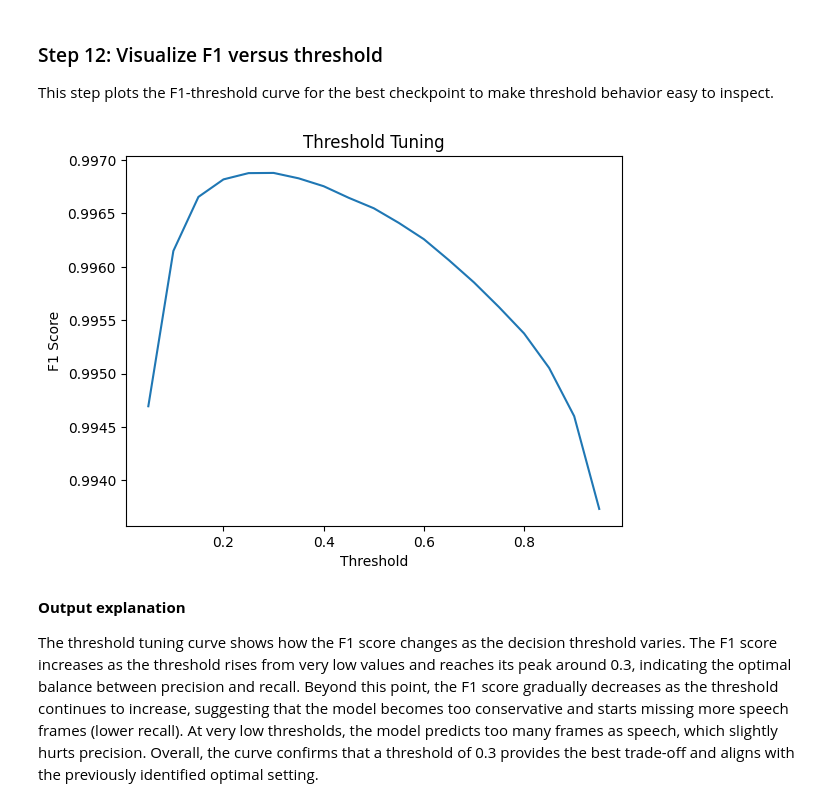
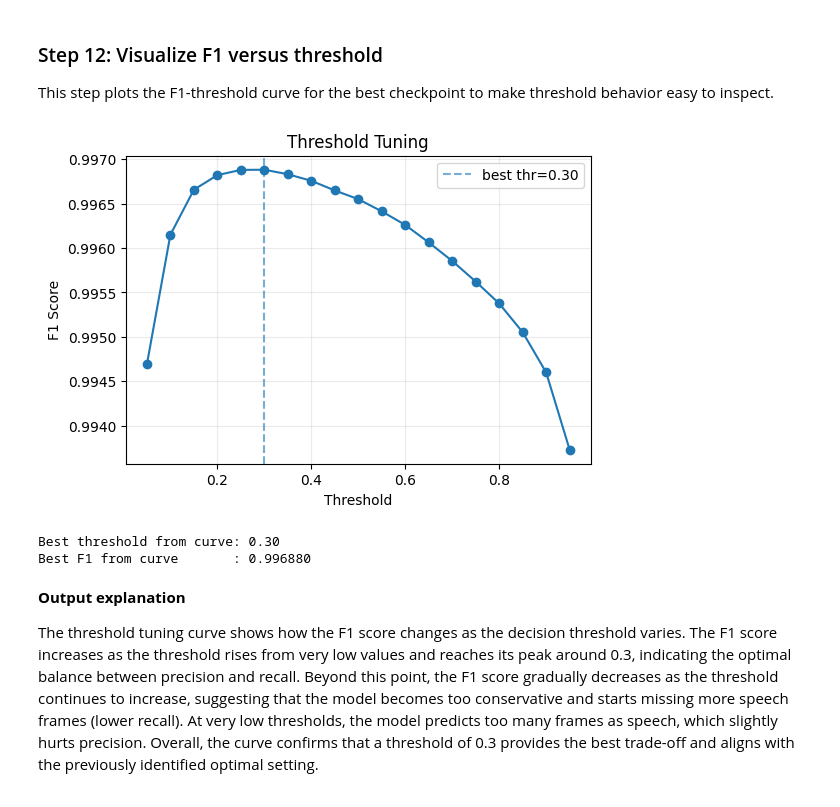
Before and after one commit to SharonHuang77/Noise-Robust-Voice-Activity-Detection-FINAL, a Jupyter notebook: notebooks/05_Baseline_MLP_Validation_clean.ipynb, the cells around one changed output. Cells and saved outputs as stored; diff of their text form; code cells hidden in the pictures.

```diff
--- a/notebooks/05_Baseline_MLP_Validation_clean.ipynb
+++ b/notebooks/05_Baseline_MLP_Validation_clean.ipynb
@@ -485,14 +518,33 @@ The best-performing model is the checkpoint trained with a learning rate of 0.00
 ### Step 12: Visualize F1 versus threshold
 This step plots the F1-threshold curve for the best checkpoint to make threshold behavior easy to inspect.
 # %%
-plt.figure()
-plt.plot(thresholds, f1_scores)
-plt.xlabel("Threshold")
-plt.ylabel("F1 Score")
-plt.title("Threshold Tuning")
+thresholds = THRESHOLDS
+f1_scores = []
+
+for t in thresholds:
+    preds_t = (probs >= t).astype(np.int64)
+    f1_scores.append(f1_score(all_labels, preds_t))
+
+best_idx = int(np.argmax(f1_scores))
+best_thr_curve = float(thresholds[best_idx])
+best_f1_curve = float(f1_scores[best_idx])
+
+plt.figure(figsize=(6, 4))
+plt.plot(thresholds, f1_scores, marker='o')
+plt.axvline(best_thr_curve, linestyle='--', alpha=0.6, label=f'best thr={best_thr_curve:.2f}')
+plt.xlabel('Threshold')
+plt.ylabel('F1 Score')
+plt.title('Threshold Tuning')
+plt.grid(alpha=0.25)
+plt.legend()
 plt.show()
+
+print(f"Best threshold from curve: {best_thr_curve:.2f}")
+print(f"Best F1 from curve       : {best_f1_curve:.6f}")
 # %% [output]
-[figure, old version]
+[figure, new version]
+Best threshold from curve: 0.30
+Best F1 from curve       : 0.996880
 # %% [markdown]
 **Output explanation**
 
```
Also changed, not shown: parts of 7 cells of this notebook, 15 other files.
